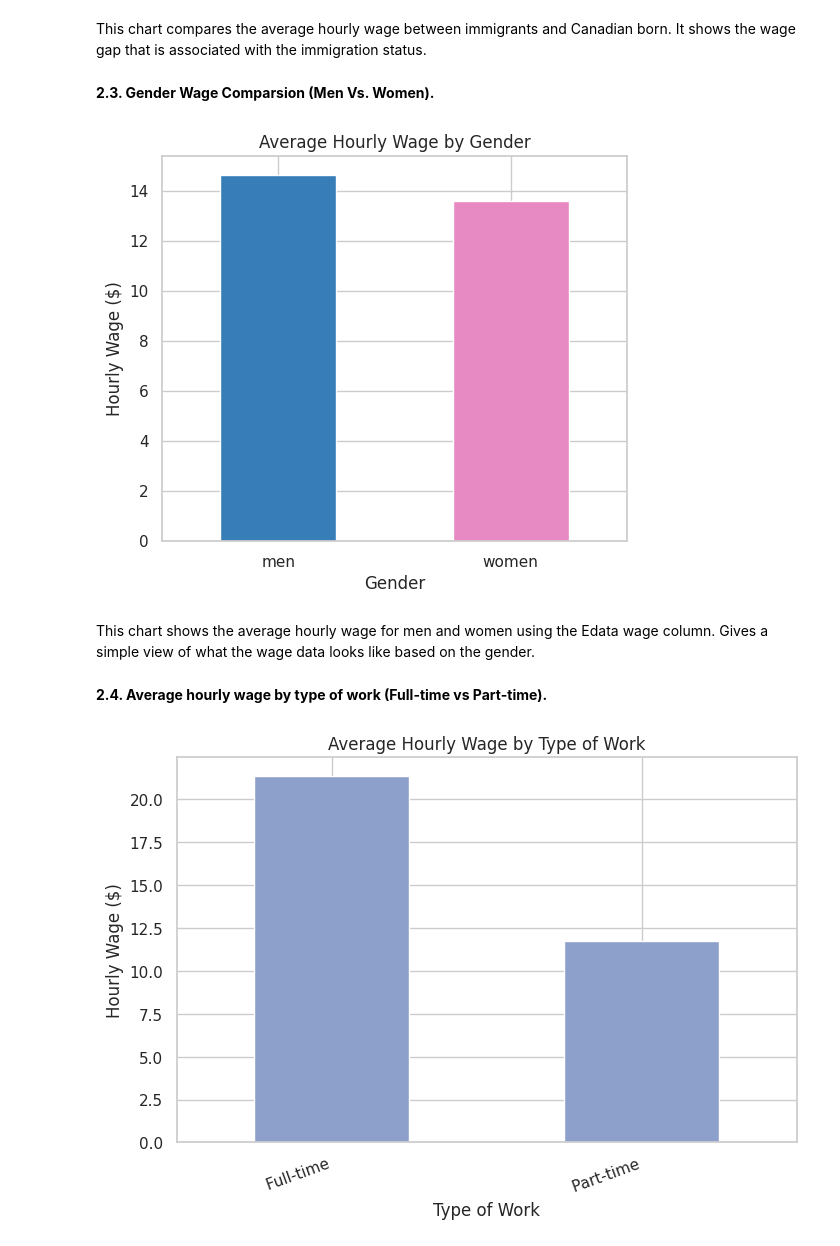
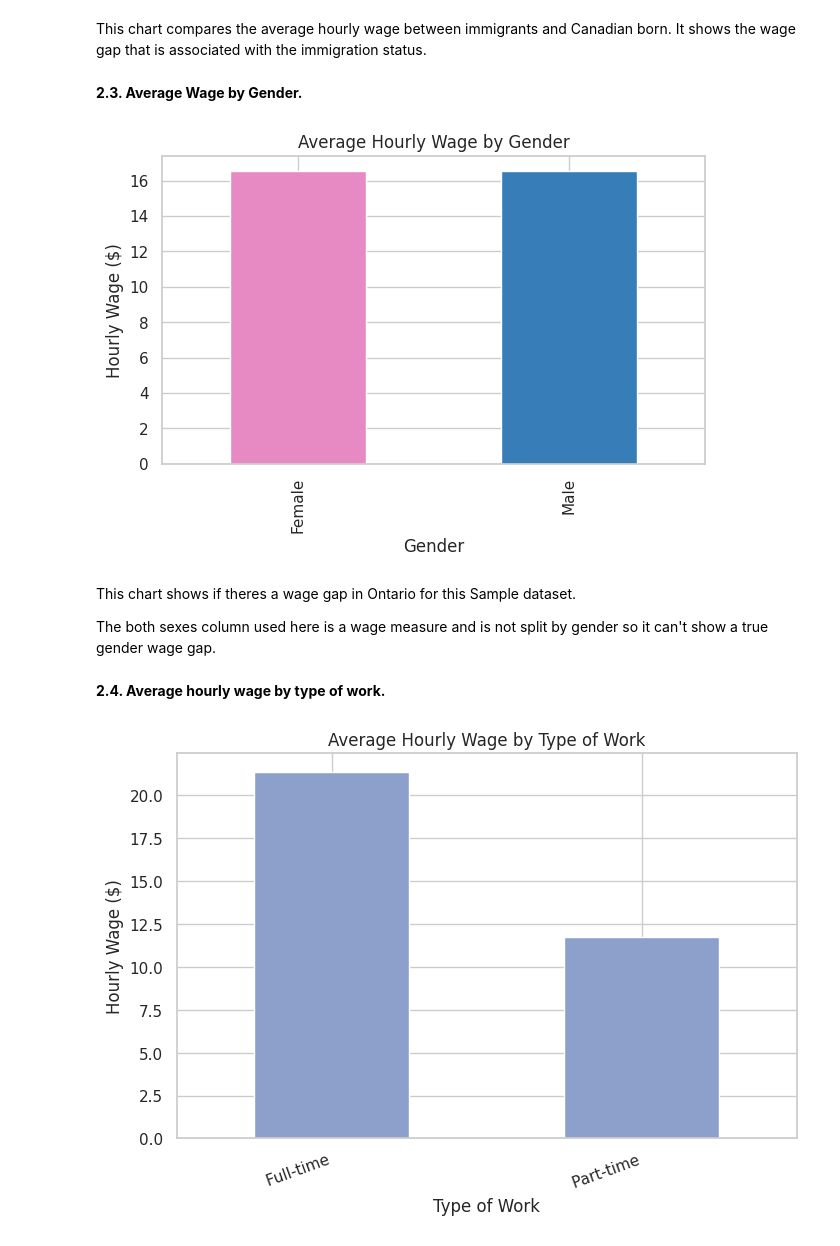
Before and after one commit to FolusoOjo/Education_Wages_Income, a Jupyter notebook: eda/capstone_eda.ipynb, the cells around one changed output. Cells and saved outputs as stored; diff of their text form; code cells hidden in the pictures.

```diff
--- a/eda/capstone_eda.ipynb
+++ b/eda/capstone_eda.ipynb
@@ -10,8 +10,7 @@ sns.set(style="whitegrid")
 # %% [markdown]
 Loading in the data.
 # %%
-df = pd.read_excel("../merged_data/merged_output_cleaned.xlsx")
+df = pd.read_excel("./merged_output_cleaned.xlsx")
 
 df.head()
-df.info()
 # %% [output]
@@ -140,21 +273,25 @@ plt.show()
 # %% [markdown]
 This chart compares the average hourly wage between immigrants and Canadian born. It shows the wage gap that is associated with the immigration status.
 # %% [markdown]
-**2.3. Gender Wage Comparsion (Men Vs. Women).**
+**2.3. Average Wage by Gender.**
 # %%
-plt.figure(figsize=(6,5))
-df[["men", "women"]].mean().plot(kind="bar", color=["#377eb8", "#e78ac3"])
+plt.figure(figsize=(7,4))
+df.groupby("gender")["both sexes"].mean().plot(
+    kind="bar",
+    color=["#e78ac3", "#377eb8"]
+)
 plt.title("Average Hourly Wage by Gender")
+plt.xlabel("Gender")
 plt.ylabel("Hourly Wage ($)")
-plt.xlabel("Gender")
-plt.xticks(rotation=0)
 plt.show()
 # %% [output]
-[figure, old version]
+[figure, new version]
-# %% [markdown]
-This chart shows the average hourly wage for men and women using the Edata wage column. Gives a simple view of what the wage data looks like based on the gender.
+# %% [markdown]
+This chart shows if theres a wage gap in Ontario for this Sample dataset.
+
+The both sexes column used here is a wage measure and is not split by gender so it can't show a true gender wage gap.
 # %% [markdown]
-**2.4. Average hourly wage by type of work (Full-time vs Part-time).**
+**2.4. Average hourly wage by type of work.**
 # %%
 plt.figure(figsize=(8,5))
 df.groupby("type of work")["both sexes"].mean().plot(kind="bar", color="#8da0cb")
```
Also changed, not shown: parts of 50 cells of this notebook.
